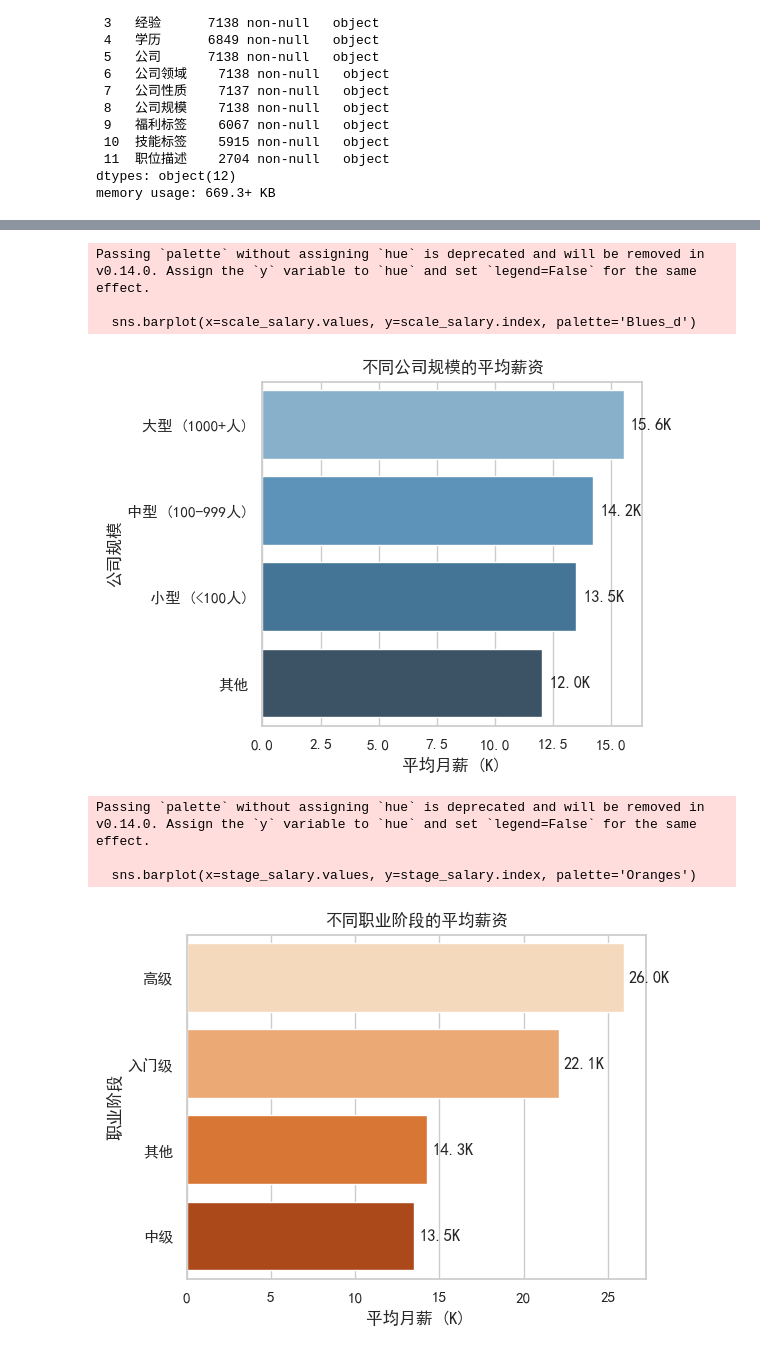
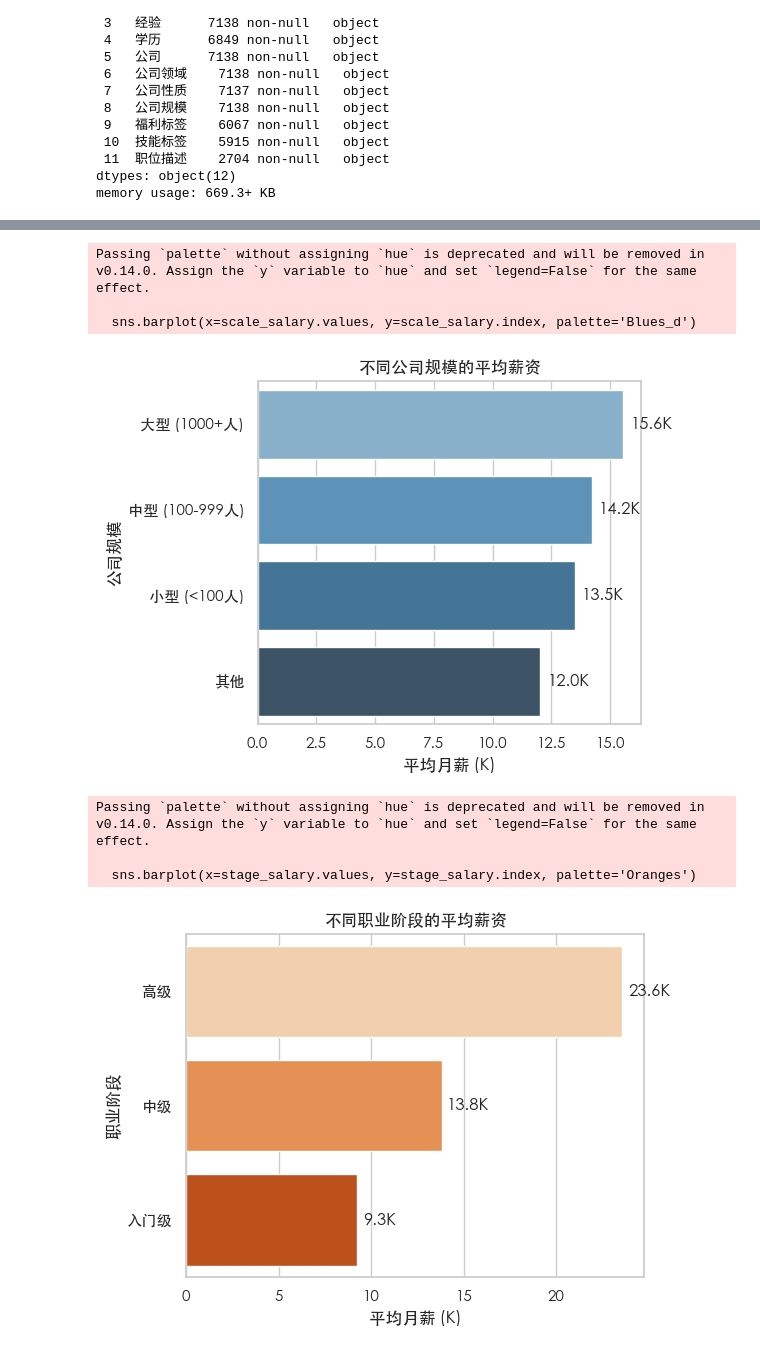
Before and after one commit to wunsir/Data-Science-and-AI, a Jupyter notebook: 前程无忧统计分析.ipynb, the cells around one changed output, grey strips where cells are left out. Saved outputs shown, nothing was run; the diff lists cells and outputs as text; code cells hidden in the pictures.

```diff
--- a/前程无忧统计分析.ipynb
+++ b/前程无忧统计分析.ipynb
@@ -55,6 +55,6 @@ Matplotlib Chinese font set to: SimHei
 # %%
 # 读取 qianchengwuyou 目录下的所有 CSV/Excel 文件并合并（兼容多格式）
-data_dir = './qianchengwuyou/data'
+data_dir = '/Users/catherine/Desktop/vscode/爬虫上传/finding_jobs/qianchengwuyou/data'
 files_csv = glob.glob(os.path.join(data_dir, '*.csv'))
 files_xlsx = glob.glob(os.path.join(data_dir, '*.xlsx'))
 dfs = []
@@ -619,6 +649,7 @@ def classify_scale(scale_text):
     if any(key in text for key in ['少于50', '少于100']):
         return '小型 (<100人)'
     return '其他'
+
 df['scale_group'] = df['公司规模'].apply(classify_scale)
 scale_salary = df.groupby('scale_group')['avg_salary'].mean().dropna().sort_values(ascending=False)
 if not scale_salary.empty:
@@ -634,41 +665,73 @@ if not scale_salary.empty:
     plt.show()
 else:
     print('缺少公司规模数据，无法绘制公司规模薪资图。')
-def classify_stage(exp_text):
+
+# 改进版职业阶段分类：优先使用数值化的 `exp_level`，回退到文本匹配
+def classify_stage(exp_text, exp_level=None):
+    # 使用数值化经验优先分类（更稳健）
+    try:
+        if exp_level is not None and not pd.isna(exp_level):
+            val = float(exp_level)
+            if val <= 0.5:
+                return '入门级'
+            if val <= 4:
+                return '中级'
+            return '高级'
+    except Exception:
+        pass
+
+    # 回退到原始文本匹配（保留常见表达）
     if pd.isna(exp_text):
         return '其他'
     text = str(exp_text)
-    if any(k in text for k in ['不限','应届','1年以内','一年以内']):
+    if any(k in text for k in ['不限','应届','无需经验','无经验','1年以内','一年以内']):
         return '入门级'
-    if any(k in text for k in ['1-3年','一至三年','3-5年','三年以上']):
+    if any(k in text for k in ['1-3年','一至三年','1年及以上','1年','2年','2年及以上','1-2年','2-3年','1-5年']):
         return '中级'
-    if any(k in text for k in ['5-10年','十年以上','10年以上','五年以上']):
+    if any(k in text for k in ['5-10年','十年以上','10年以上','五年以上','8年及以上','6年及以上','5年及以上','5-7年','10年']):
+        return '高级'
+    # 尝试提取数字再判断
+    m = re.search(r'(\d+)', text)
+    if m:
+        n = int(m.group(1))
+        if n <= 1:
+            return '入门级'
+        if n <= 4:
+            return '中级'
         return '高级'
     return '其他'
-df['stage_group'] = df['经验'].apply(classify_stage)
-stage_salary = df.groupby('stage_group')['avg_salary'].mean().dropna().sort_values(ascending=False)
+
+# 应用并确保分类顺序合理
+if 'exp_level' in df.columns:
+    df['stage_group'] = df.apply(lambda row: classify_stage(row['经验'], row.get('exp_level')), axis=1)
+else:
+    df['stage_group'] = df['经验'].apply(classify_stage)
+
+# 计算并绘图，按类别顺序显示（高级->中级->入门级->其他）
+stage_order = ['高级', '中级', '入门级', '其他']
+stage_salary = df.groupby('stage_group')['avg_salary'].mean().reindex(stage_order).dropna()
 if not stage_salary.empty:
     plt.figure(figsize=(6,4.5))
     sns.barplot(x=stage_salary.values, y=stage_salary.index, palette='Oranges')
     for idx, val in enumerate(stage_salary.values):
         plt.text(val + 0.3, idx, f'{val:.1f}K', va='center')
     plt.title('不同职业阶段的平均薪资')
     plt.xlabel('平均月薪 (K)')
     plt.ylabel('职业阶段')
     plt.tight_layout()
     plt.savefig('./website/data/picture/qcwy职业阶段薪资.png', dpi=300, bbox_inches='tight')
     plt.show()
 else:
     print('缺少经验数据，无法绘制职业阶段薪资图。')
 # %% [output]
 Passing `palette` without assigning `hue` is deprecated and will be removed in v0.14.0. Assign the `y` variable to `hue` and set `legend=False` for the same effect.
 
   sns.barplot(x=scale_salary.values, y=scale_salary.index, palette='Blues_d')
-[figure, old version]
+[figure, new version]
 Passing `palette` without assigning `hue` is deprecated and will be removed in v0.14.0. Assign the `y` variable to `hue` and set `legend=False` for the same effect.
 
   sns.barplot(x=stage_salary.values, y=stage_salary.index, palette='Oranges')
-[figure, old version]
+[figure, new version]
 # %%
 # 相似度等级与薪资分布综合分析
 import numpy as np
```
Also changed, not shown: parts of 20 cells of this notebook, 2 other files.
